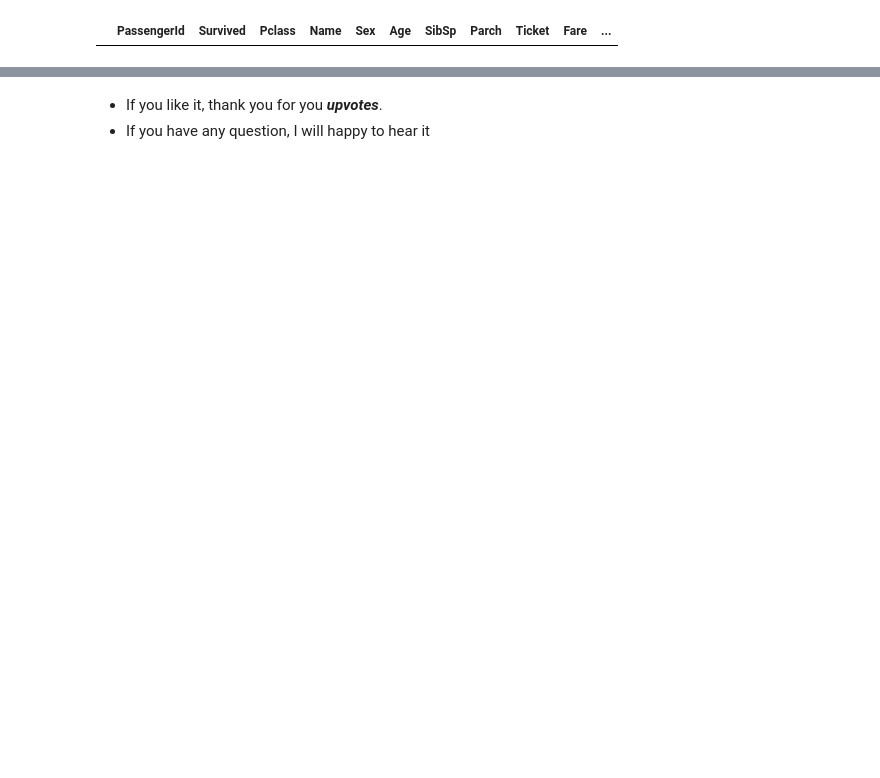
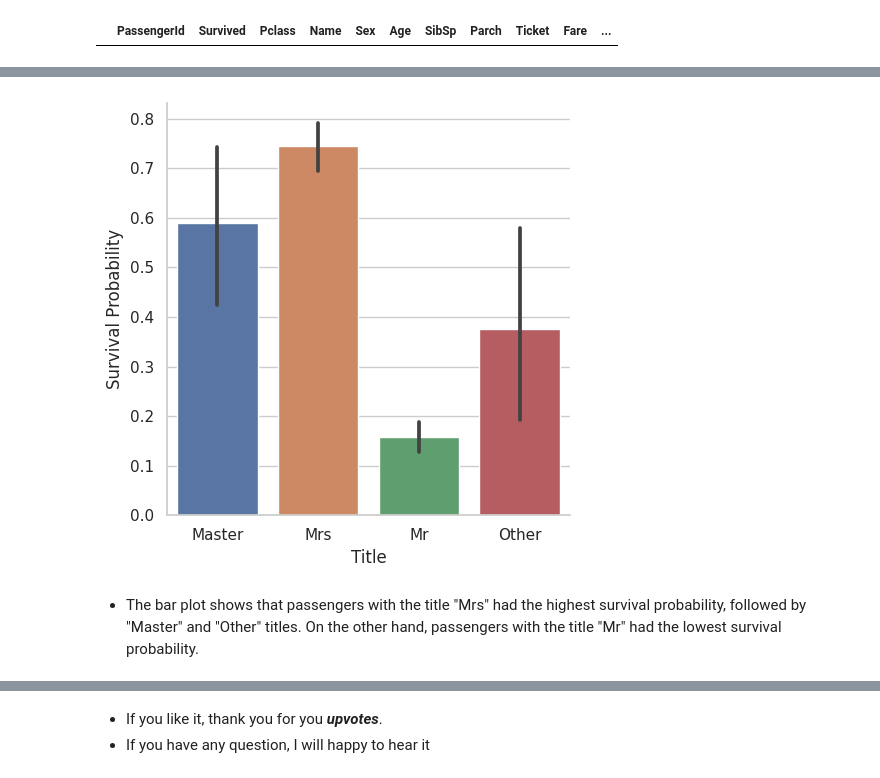
Before and after one commit to aeyeniay/TitanicEDA, a Jupyter notebook: titanic-eda.ipynb, the cells around one changed output, grey strips where cells are left out. Cells and saved outputs as stored; diff of their text form; code cells hidden in the pictures; blank space fills up the shorter version.

```diff
--- a/titanic-eda.ipynb
+++ b/titanic-eda.ipynb
@@ -748,0 +862,6 @@ train_df[train_df["Age"].isnull()]
+# %%
+# Replace less common titles with "other", then encode titles as numeric values:
+# 0 for "Master", 1 for "Miss", "Ms", "Mlle", or "Mrs", 2 for "Mr", and 3 for "other"
+train_df["Title"] = train_df["Title"].replace(["Lady","the Countess","Capt","Col","Don","Dr","Major","Rev","Sir","Jonkheer","Dona"],"other")
+train_df["Title"] = [0 if i == "Master" else 1 if i == "Miss" or i == "Ms" or i == "Mlle" or i == "Mrs" else 2 if i == "Mr" else 3 for i in train_df["Title"]]
+train_df["Title"].head(10)
@@ -748,0 +880,10 @@ train_df[train_df["Age"].isnull()]
+# %%
+# Create a bar plot to show the relationship between titles and survival probability
+g = sns.catplot(x="Title", y="Survived", data=train_df, kind="bar")
+g.set_xticklabels(["Master", "Mrs", "Mr", "Other"])
+g.set_ylabels("Survival Probability")
+plt.show()
+# %% [output]
+[figure, added]
+# %% [markdown]
+- The bar plot shows that passengers with the title "Mrs" had the highest survival probability, followed by "Master" and "Other" titles. On the other hand, passengers with the title "Mr" had the lowest survival probability.
```
Also changed, not shown: parts of 66 cells of this notebook.
